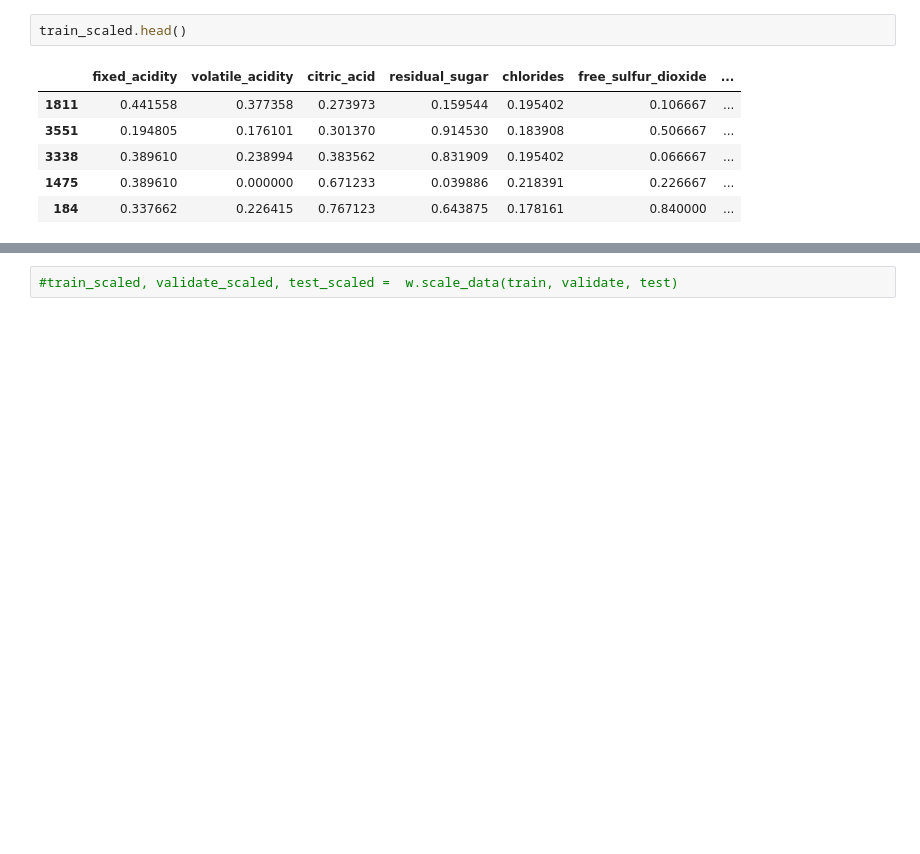
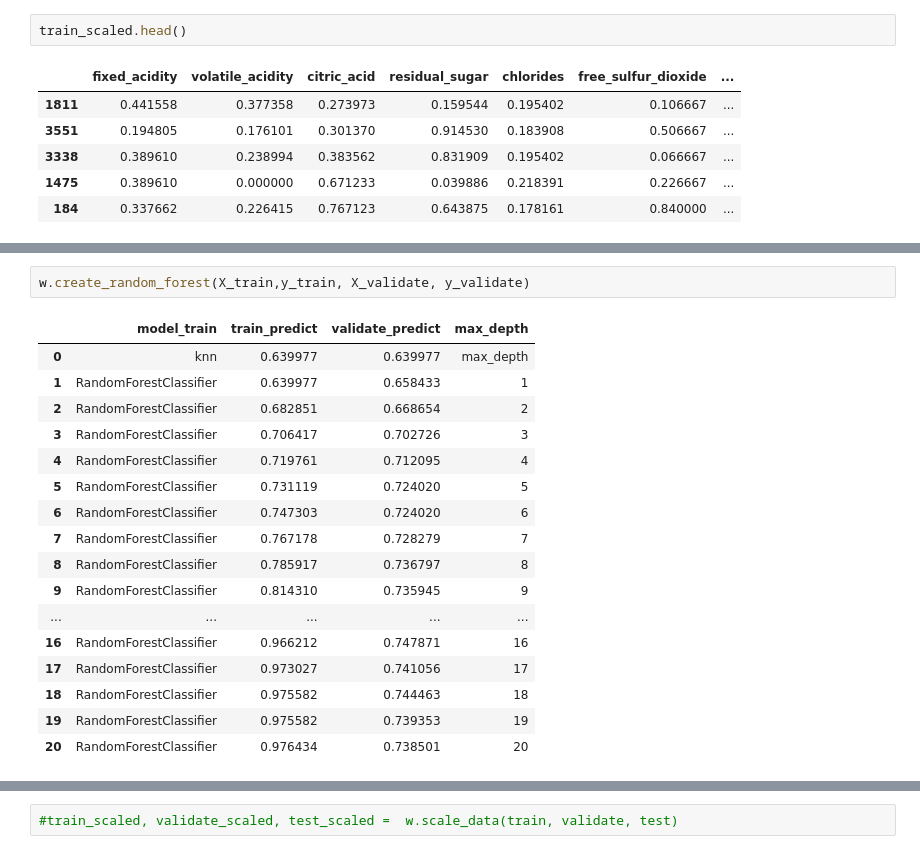
Before and after one commit to pagelwine/wine_project, a Jupyter notebook: final-project.ipynb, the cells around one changed output, grey strips where cells are left out. Cells and saved outputs as stored; diff of their text form; blank space fills up the shorter version.

```diff
--- a/final-project.ipynb
+++ b/final-project.ipynb
@@ -444,0 +447,20 @@ w.super_classification_model(X_train,y_train, X_validate, y_validate, max_depth
+# %%
+w.create_random_forest(X_train,y_train, X_validate, y_validate)
+# %% [output]
+|  | model_train | train_predict | validate_predict | max_depth |
+| 0 | knn | 0.639977 | 0.639977 | max_depth |
+| 1 | RandomForestClassifier | 0.639977 | 0.658433 | 1 |
+| 2 | RandomForestClassifier | 0.682851 | 0.668654 | 2 |
+| 3 | RandomForestClassifier | 0.706417 | 0.702726 | 3 |
+| 4 | RandomForestClassifier | 0.719761 | 0.712095 | 4 |
+| 5 | RandomForestClassifier | 0.731119 | 0.724020 | 5 |
+| 6 | RandomForestClassifier | 0.747303 | 0.724020 | 6 |
+| 7 | RandomForestClassifier | 0.767178 | 0.728279 | 7 |
+| 8 | RandomForestClassifier | 0.785917 | 0.736797 | 8 |
+| 9 | RandomForestClassifier | 0.814310 | 0.735945 | 9 |
+| ... | ... | ... | ... | ... |
+| 16 | RandomForestClassifier | 0.966212 | 0.747871 | 16 |
+| 17 | RandomForestClassifier | 0.973027 | 0.741056 | 17 |
+| 18 | RandomForestClassifier | 0.975582 | 0.744463 | 18 |
+| 19 | RandomForestClassifier | 0.975582 | 0.739353 | 19 |
+| 20 | RandomForestClassifier | 0.976434 | 0.738501 | 20 |
```
Also changed, not shown: parts of 36 cells of this notebook, 1 other file.
